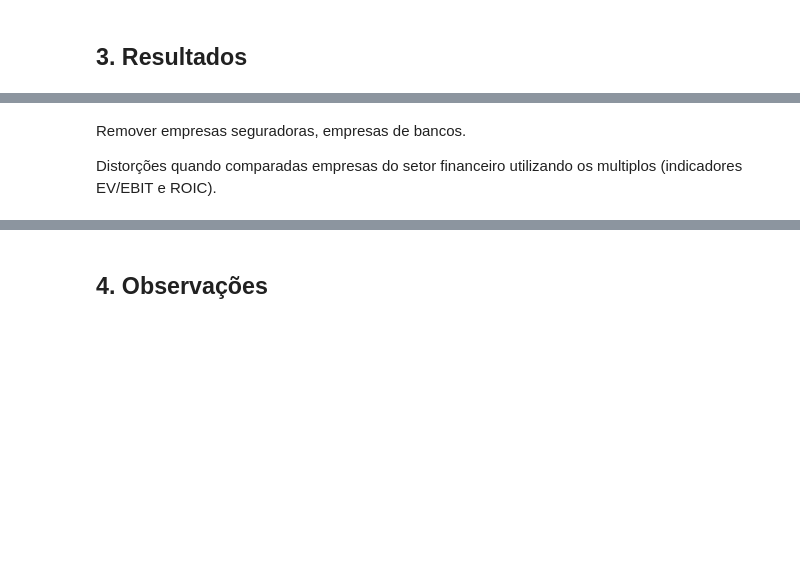
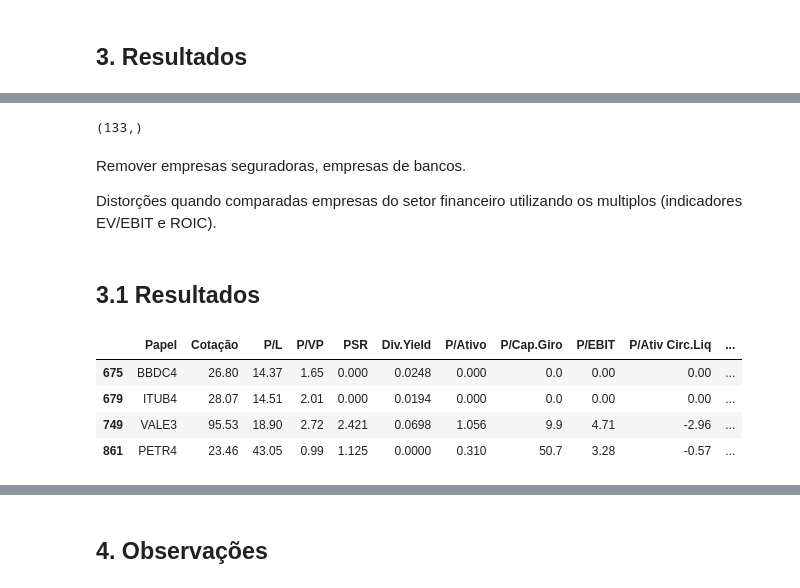
Before and after one commit to devscie/PythonFinance, a Jupyter notebook: 08_Python_Finance.ipynb, the cells around one changed output, grey strips where cells are left out. Saved outputs shown, nothing was run; the diff lists cells and outputs as text; code cells hidden in the pictures; blank space fills up the shorter version.

```diff
--- a/08_Python_Finance.ipynb
+++ b/08_Python_Finance.ipynb
@@ -167,5 +215,20 @@ TEND3     95
 dtype: int64
+# %%
+rank.shape
+# %% [output]
+(133,)
 # %% [markdown]
 Remover empresas seguradoras, empresas de bancos.
 
 Distorções quando comparadas empresas do setor financeiro utilizando os multiplos (indicadores EV/EBIT e ROIC).
+# %% [markdown]
+## 3.1 Resultados
+# %%
+df = df[df['Liq.2meses'] > 1000000000]
+df
+# %% [output]
+|  | Papel | Cotação | P/L | P/VP | PSR | Div.Yield | P/Ativo | P/Cap.Giro | P/EBIT | P/Ativ Circ.Liq | ... |
+| 675 | BBDC4 | 26.80 | 14.37 | 1.65 | 0.000 | 0.0248 | 0.000 | 0.0 | 0.00 | 0.00 | ... |
+| 679 | ITUB4 | 28.07 | 14.51 | 2.01 | 0.000 | 0.0194 | 0.000 | 0.0 | 0.00 | 0.00 | ... |
+| 749 | VALE3 | 95.53 | 18.90 | 2.72 | 2.421 | 0.0698 | 1.056 | 9.9 | 4.71 | -2.96 | ... |
+| 861 | PETR4 | 23.46 | 43.05 | 0.99 | 1.125 | 0.0000 | 0.310 | 50.7 | 3.28 | -0.57 | ... |
```
Also changed, not shown: parts of 12 cells of this notebook.
